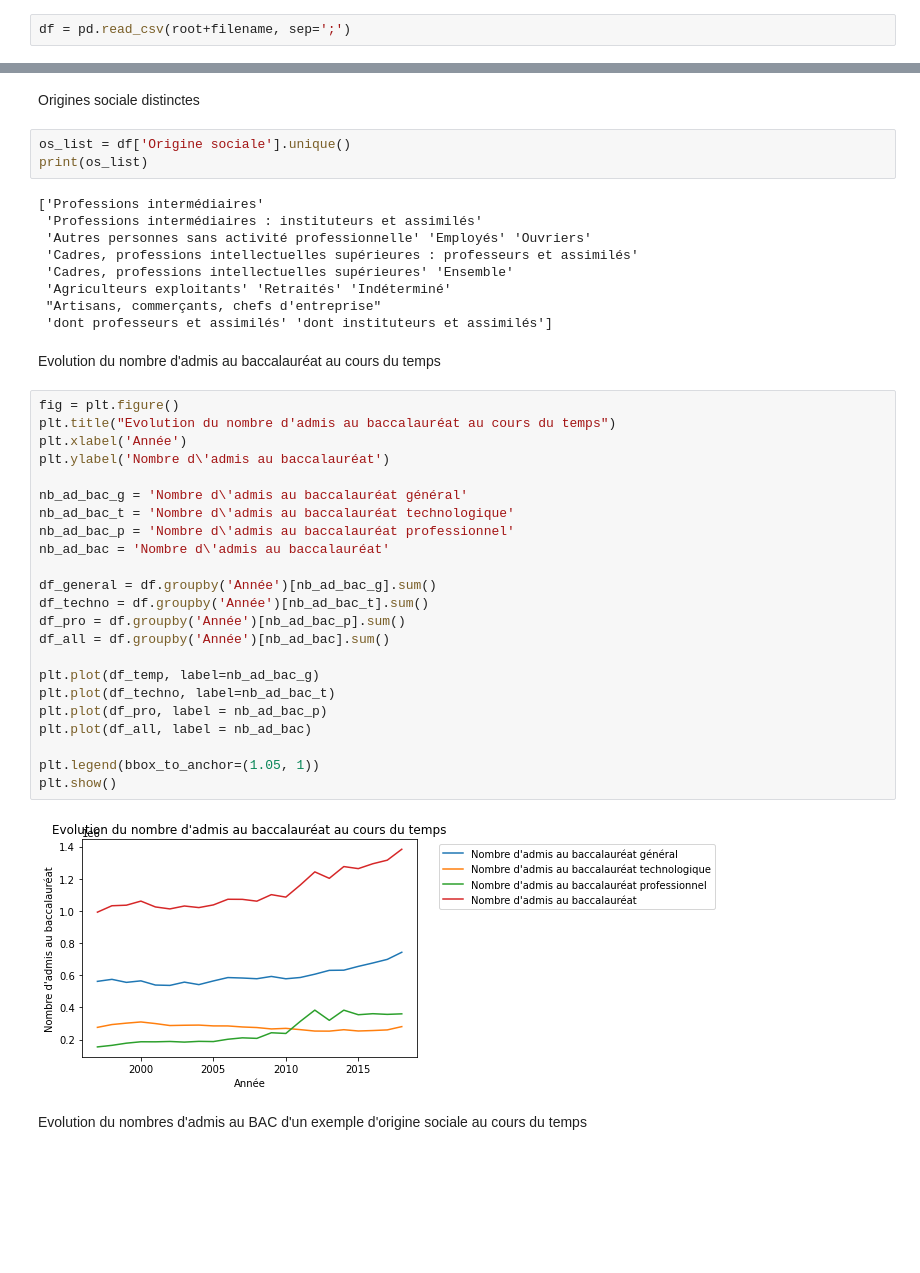
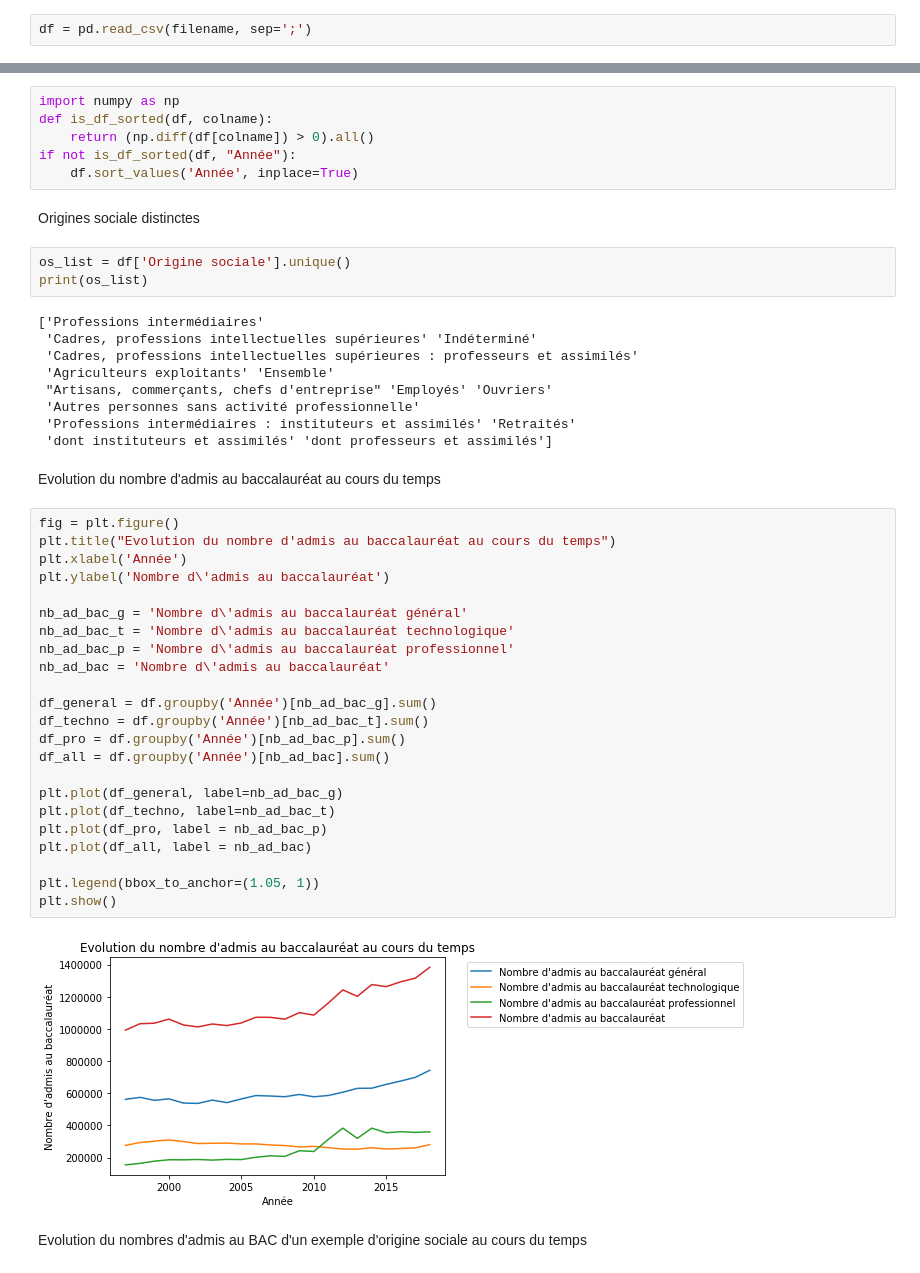
Before and after one commit to Juliendu78/Python-for-Data-analysis, a Jupyter notebook: TD1_Exo2.ipynb, the cells around one changed output, grey strips where cells are left out. Saved outputs shown, nothing was run; the diff lists cells and outputs as text; blank space fills up the shorter version.

```diff
--- a/TD1_Exo2.ipynb
+++ b/TD1_Exo2.ipynb
@@ -19,5 +9,5 @@ Drive already mounted at /content/drive/; to attempt to forcibly remount, call d
 # %%
-df = pd.read_csv(root+filename, sep=';')
+df = pd.read_csv(filename, sep=';')
 # %%
 print(df)
 # %% [output]
@@ -40,3 +33,9 @@ df.sort_values('Année', inplace=True)
+# %%
+import numpy as np
+def is_df_sorted(df, colname):
+    return (np.diff(df[colname]) > 0).all()
+if not is_df_sorted(df, "Année"):
+    df.sort_values('Année', inplace=True)
 # %% [markdown]
 Origines sociale distinctes
 # %%
@@ -44,40 +43,40 @@ os_list = df['Origine sociale'].unique()
 print(os_list)
 # %% [output]
 ['Professions intermédiaires'
- 'Professions intermédiaires : instituteurs et assimilés'
- 'Autres personnes sans activité professionnelle' 'Employés' 'Ouvriers'
+ 'Cadres, professions intellectuelles supérieures' 'Indéterminé'
  'Cadres, professions intellectuelles supérieures : professeurs et assimilés'
- 'Cadres, professions intellectuelles supérieures' 'Ensemble'
- 'Agriculteurs exploitants' 'Retraités' 'Indéterminé'
- "Artisans, commerçants, chefs d'entreprise"
- 'dont professeurs et assimilés' 'dont instituteurs et assimilés']
+ 'Agriculteurs exploitants' 'Ensemble'
+ "Artisans, commerçants, chefs d'entreprise" 'Employés' 'Ouvriers'
+ 'Autres personnes sans activité professionnelle'
+ 'Professions intermédiaires : instituteurs et assimilés' 'Retraités'
+ 'dont instituteurs et assimilés' 'dont professeurs et assimilés']
 # %% [markdown]
 Evolution du nombre d'admis au baccalauréat au cours du temps
 # %%
 fig = plt.figure()
 plt.title("Evolution du nombre d'admis au baccalauréat au cours du temps")
 plt.xlabel('Année')
 plt.ylabel('Nombre d\'admis au baccalauréat')
 
 nb_ad_bac_g = 'Nombre d\'admis au baccalauréat général'
 nb_ad_bac_t = 'Nombre d\'admis au baccalauréat technologique'
 nb_ad_bac_p = 'Nombre d\'admis au baccalauréat professionnel'
 nb_ad_bac = 'Nombre d\'admis au baccalauréat'
 
 df_general = df.groupby('Année')[nb_ad_bac_g].sum()
 df_techno = df.groupby('Année')[nb_ad_bac_t].sum()
 df_pro = df.groupby('Année')[nb_ad_bac_p].sum()
 df_all = df.groupby('Année')[nb_ad_bac].sum()
 
-plt.plot(df_temp, label=nb_ad_bac_g)
+plt.plot(df_general, label=nb_ad_bac_g)
 plt.plot(df_techno, label=nb_ad_bac_t)
 plt.plot(df_pro, label = nb_ad_bac_p)
 plt.plot(df_all, label = nb_ad_bac)
 
 plt.legend(bbox_to_anchor=(1.05, 1))
 plt.show()
 # %% [output]
-[figure, old version]
+[figure, new version]
 # %% [markdown]
 Evolution du nombres d'admis au BAC d'un exemple d'origine sociale au cours du temps
 # %%
```
Also changed, not shown: parts of 8 cells of this notebook.
